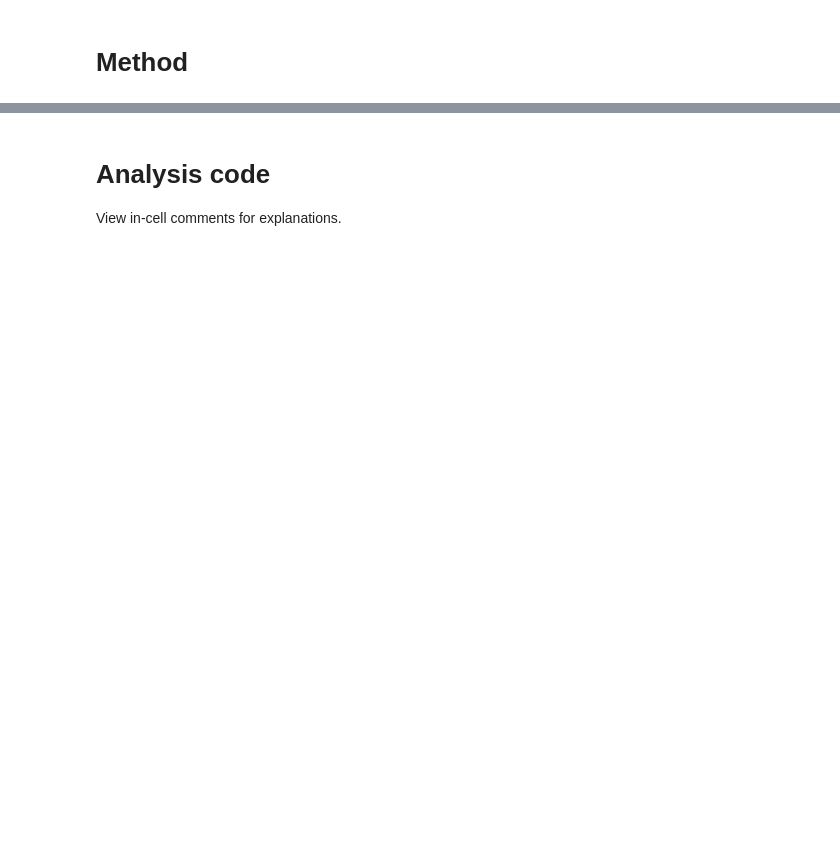
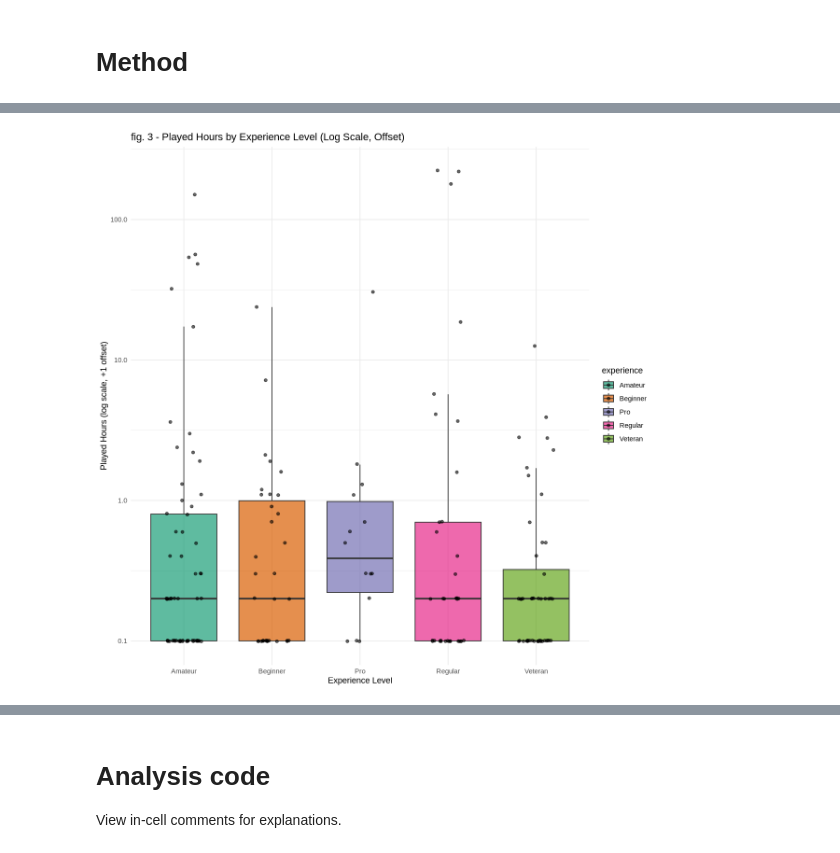
Before and after one commit to akbrown6/43_project, a Jupyter notebook: project_code.ipynb, the cells around one changed output, grey strips where cells are left out. Cells and saved outputs as stored; diff of their text form; code cells hidden in the pictures; blank space fills up the shorter version.

```diff
--- a/project_code.ipynb
+++ b/project_code.ipynb
@@ -12,0 +359,13 @@ Text box for method
+# %%
+#Player experience v/s played hours
+ggplot(players_data, aes(x = experience, y = played_hours + 0.1, fill = experience)) +
+  geom_boxplot(alpha = 0.7, outlier.shape = NA) +
+  geom_jitter(width = 0.2, alpha = 0.6, color = "black") +
+  scale_y_log10() +
+  labs(title = "fig. 3 - Played Hours by Experience Level (Log Scale, Offset)",
+       x = "Experience Level",
+       y = "Played Hours (log scale, +1 offset)") +
+  scale_fill_brewer(palette = "Dark2") +
+  theme_minimal()
+# %% [output]
+[figure, added]
```
Also changed, not shown: parts of 18 cells of this notebook.
